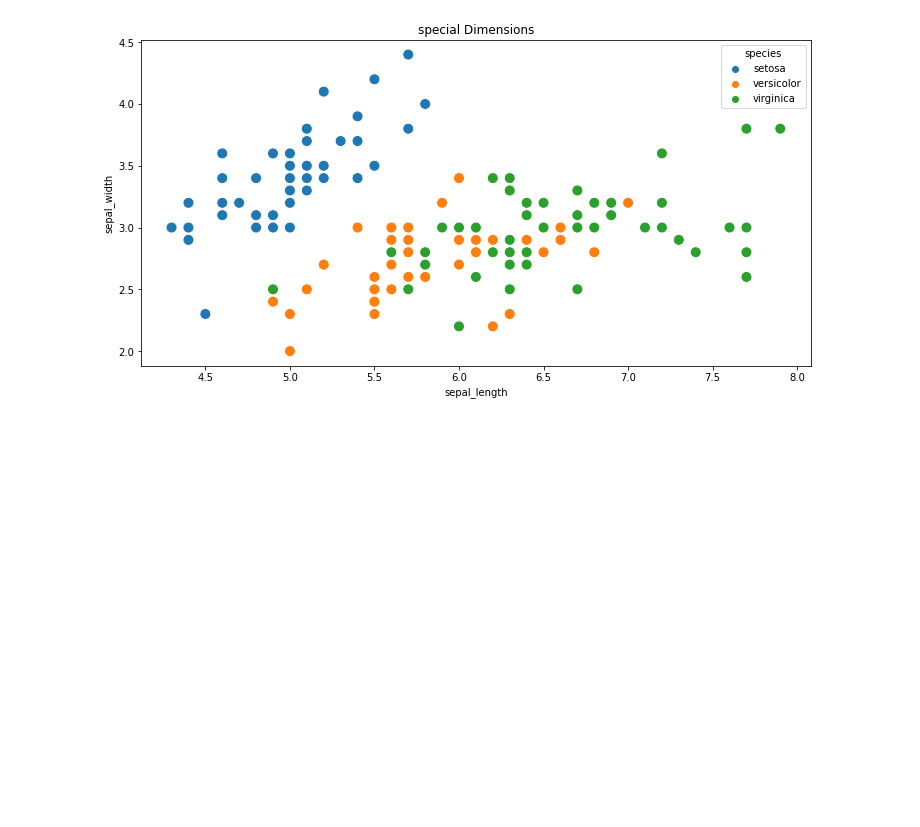
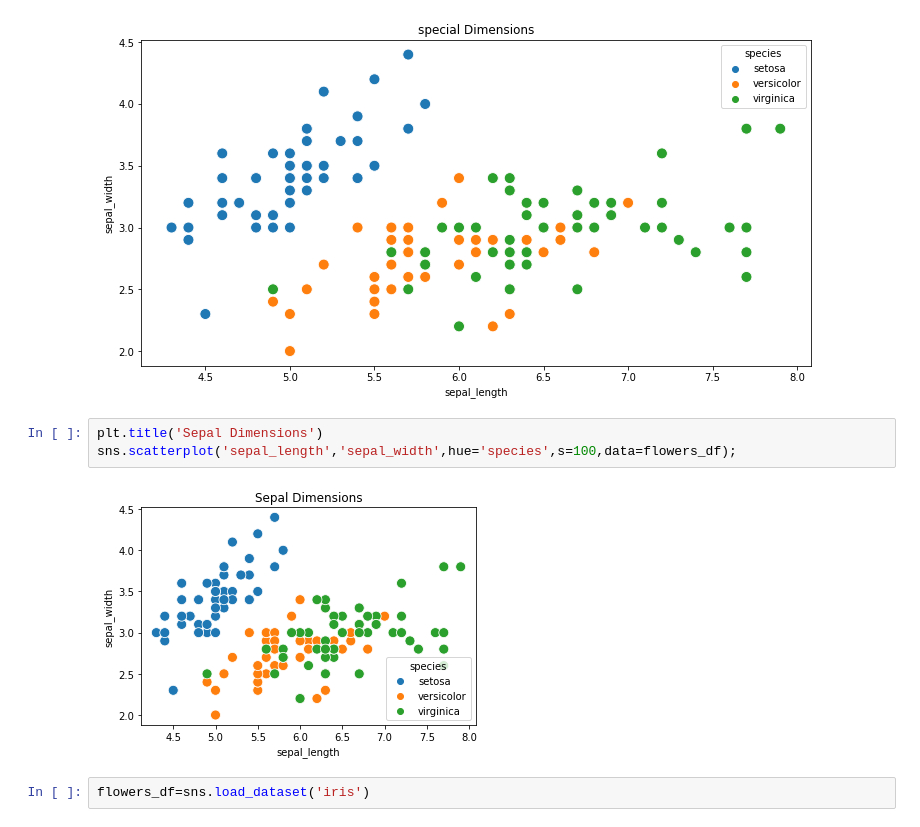
Before and after one commit to srikrishna-stack/Data-analytics---python, a Jupyter notebook: pandas.ipynb, the cells around one changed output. Drawn from its saved outputs; the diff is of its cells as text; blank space fills up the shorter version.

```diff
--- a/pandas.ipynb
+++ b/pandas.ipynb
@@ -266,3 +266,10 @@ plt.title('special Dimensions')
 sns.scatterplot(flowers_df.sepal_length,flowers_df.sepal_width,hue=flowers_df.species,s=120);
 # %% [output]
 [figure]
+# %%
+plt.title('Sepal Dimensions')
+sns.scatterplot('sepal_length','sepal_width',hue='species',s=100,data=flowers_df);
+# %% [output]
+[figure, added]
+# %%
+flowers_df=sns.load_dataset('iris')
```
Also changed, not shown: parts of 14 cells of this notebook.
